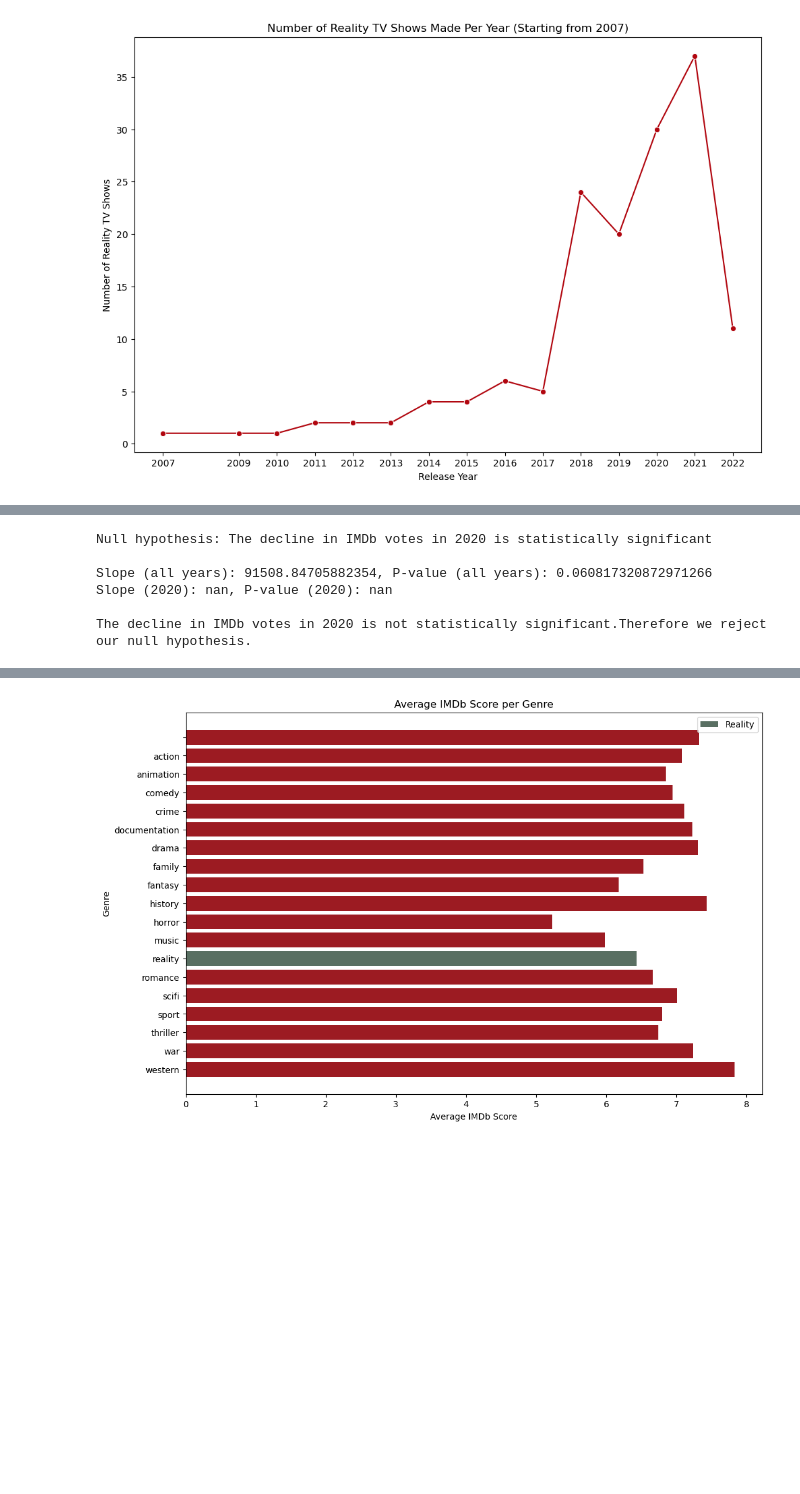
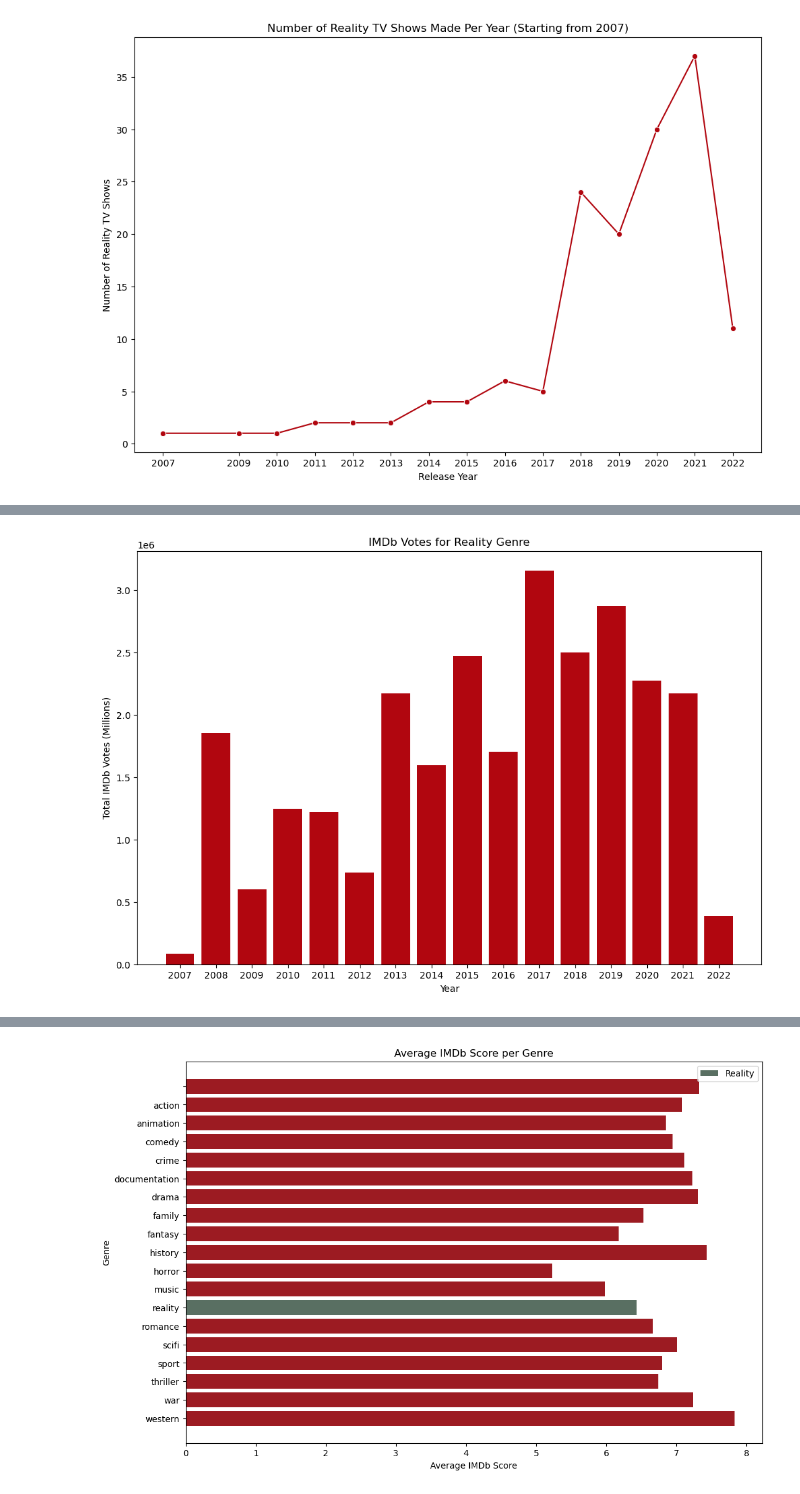
Before and after one commit to NidaB-C/NetflixEDA, a Jupyter notebook: 05_pandemic_reality_tv.ipynb, the cells around one changed output, grey strips where cells are left out. Saved outputs shown, nothing was run; the diff lists cells and outputs as text; code cells hidden in the pictures; blank space fills up the shorter version.

```diff
--- a/05_pandemic_reality_tv.ipynb
+++ b/05_pandemic_reality_tv.ipynb
@@ -69,47 +41,29 @@ plt.show()
-# %%
-from scipy.stats import linregress
-
-# Filter data for the 'reality' genre
-reality_data = netflix_shows[netflix_shows['genres'].str.contains('reality', case=False, na=False)]
-
-# Convert 'release_year' to numeric type
-netflix_shows['release_year'] = pd.to_numeric(netflix_shows['release_year'], errors='coerce')
-
-# Filter data for the years 2007 onwards
-netflix_shows_after_2007 = netflix_shows[netflix_shows['release_year'] >= 2007]
-
-# Group by 'release_year' and sum the IMDb votes
-votes_by_year = netflix_shows_after_2007.groupby('release_year')['imdb_votes'].sum().reset_index()
-
-# Perform linear regression for all years
-slope_all, intercept_all, r_value_all, p_value_all, std_err_all = linregress(votes_by_year['release_year'], votes_by_year['imdb_votes'])
-
-# Filter data for the year 2020
-netflix_shows_2020 = netflix_shows[netflix_shows['release_year'] == 2020]
-
-# Calculate the total IMDb votes for 2020
-imdb_votes_2020 = netflix_shows_2020['imdb_votes'].sum()
-
-# Perform linear regression for 2020
-slope_2020, intercept_2020, r_value_2020, p_value_2020, std_err_2020 = linregress([2020], [imdb_votes_2020])
-
-# Output the regression results
-
-print("Null hypothesis: The decline in IMDb votes in 2020 is statistically significant")
-print(" ")
-print(f"Slope (all years): {slope_all}, P-value (all years): {p_value_all}")
-print(f"Slope (2020): {slope_2020}, P-value (2020): {p_value_2020}")
-print(" ")
-
-# Check for significance for 2020
-if p_value_2020 < 0.05:
-    print("The decline in IMDb votes in 2020 is statistically significant. Therefore we accept our null hypothesis.")
-else:
-    print("The decline in IMDb votes in 2020 is not statistically significant.Therefore we reject our null hypothesis.")
-# %% [output]
-Null hypothesis: The decline in IMDb votes in 2020 is statistically significant
-
-Slope (all years): 91508.84705882354, P-value (all years): 0.060817320872971266
-Slope (2020): nan, P-value (2020): nan
-
-The decline in IMDb votes in 2020 is not statistically significant.Therefore we reject our null hypothesis.
+# %%
+# Filter data for the 'reality' genre
+reality_data = netflix_shows[netflix_shows['genres'].str.contains('reality', case=False, na=False)]
+
+# Convert 'release_year' to numeric type
+netflix_shows['release_year'] = pd.to_numeric(netflix_shows['release_year'], errors='coerce')
+
+# Filter data for the years 2007 onwards
+netflix_shows_after_2007 = netflix_shows[netflix_shows['release_year'] >= 2007]
+
+# Group by 'release_year' and sum the IMDb votes
+votes_by_year = netflix_shows_after_2007.groupby('release_year')['imdb_votes'].sum().reset_index()
+
+# Plot the bar chart
+plt.figure(figsize=(12, 8))
+plt.bar(votes_by_year['release_year'], votes_by_year['imdb_votes'], color='#B1060F')
+
+# Set labels and title
+plt.xlabel('Year')
+plt.ylabel('Total IMDb Votes (Millions)')
+plt.title('IMDb Votes for Reality Genre')
+
+# Show every year on the x-axis
+plt.xticks(votes_by_year['release_year'])
+
+# Show the plot
+plt.show()
+# %% [output]
+[figure, added]
```
Also changed, not shown: parts of 3 cells of this notebook.
